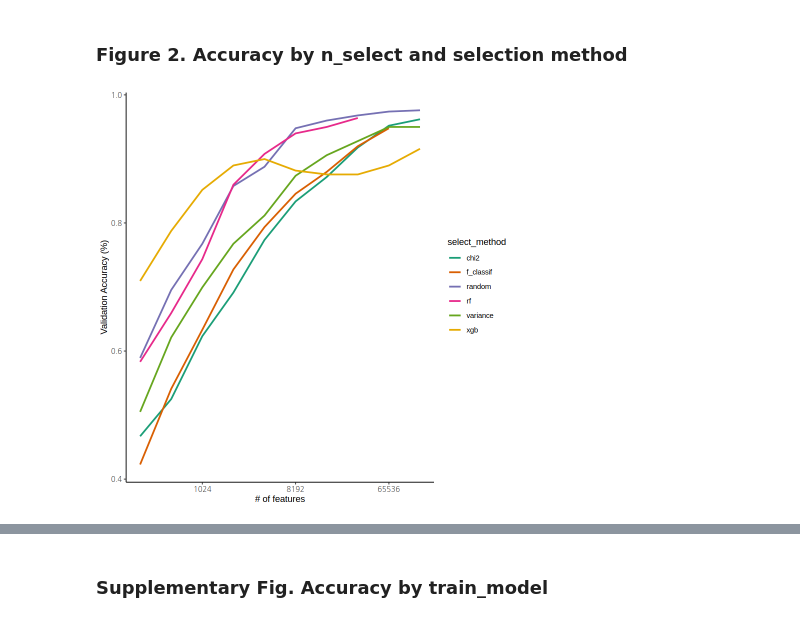
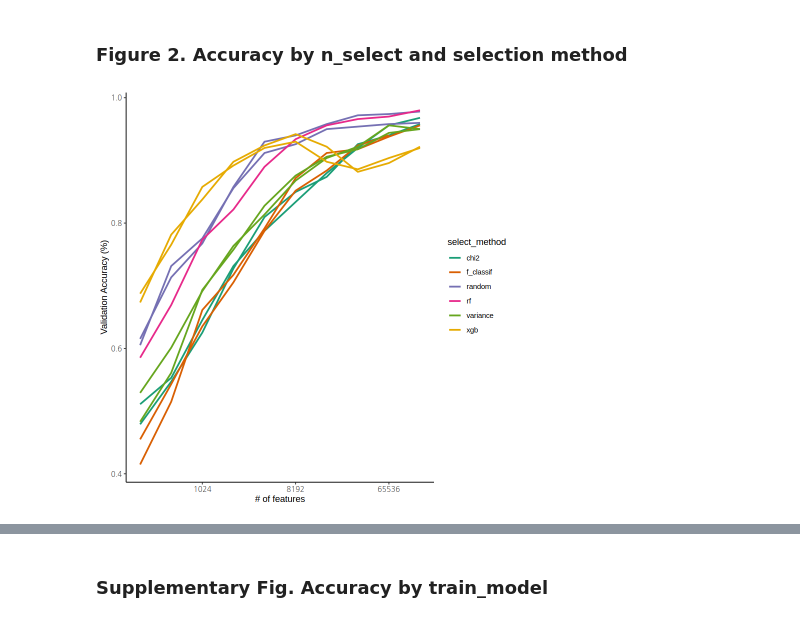
Before and after one commit to Jinhyun-Kim/geography_prediction, a Jupyter notebook: draw_figure.ipynb, the cells around one changed output, grey strips where cells are left out. Saved outputs shown, nothing was run; the diff lists cells and outputs as text; code cells hidden in the pictures.

```diff
--- a/draw_figure.ipynb
+++ b/draw_figure.ipynb
@@ -36,22 +44,22 @@ df = df_original %>%
 # %%
 df_for_plot = df %>%
   filter(train_model == "SVM",
          # n_dim_reduced == 1024,
          select_n == n_dim_reduced
         )
 
-p = ggplot(data = df_for_plot, aes(x = select_n, y = valset_accuracy, group = plot_unit, colour = select_method)) +
+p = ggplot(data = df_for_plot, aes(x = select_n, y = testset_accuracy, group = plot_unit, colour = select_method)) +
   geom_line(linewidth = 1) +
   xlab("# of features") +
   ylab("Validation Accuracy (%)") +
   scale_color_brewer(palette = "Dark2") +
   scale_x_continuous(trans='log2') +
   #scale_y_continuous(limits = c(0,1)) +
   theme_bw() +
   theme(panel.border = element_blank(), panel.grid.major = element_blank(),
         panel.grid.minor = element_blank(), axis.line = element_line(colour = "black"));
         print(p)
 
 #ggsave("processing per cost.pdf", width=11.2, height=8, units = c("cm"), dpi = 300)
 # %% [output]
-[figure, old version]
+[figure, new version]
```
Also changed, not shown: parts of 10 cells of this notebook, 3 other files.
